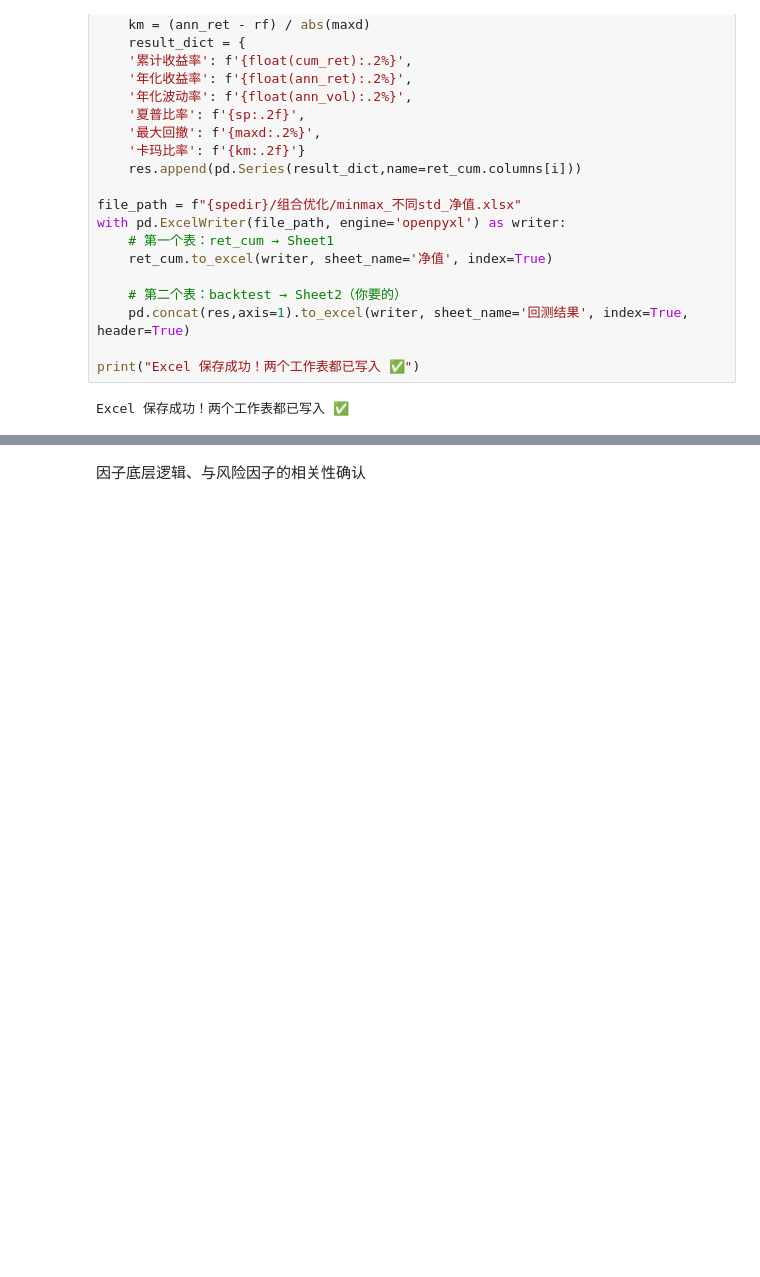
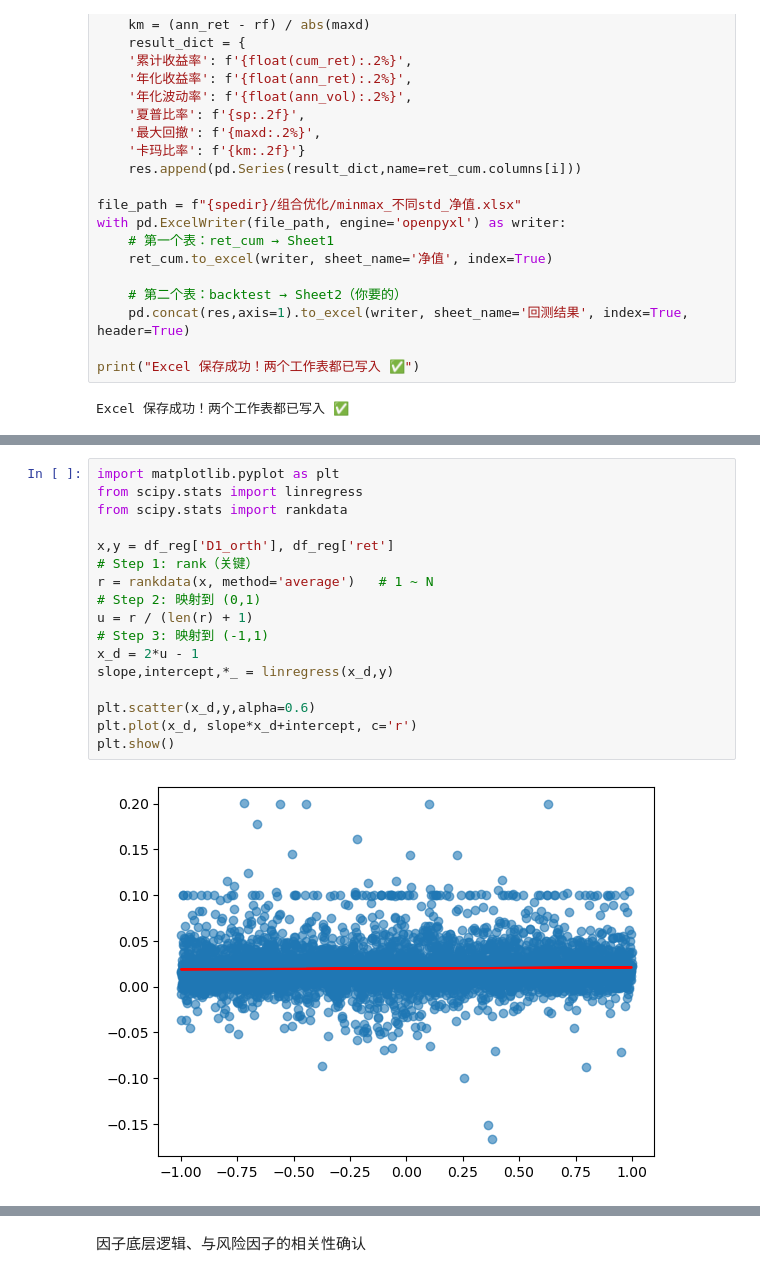
Before and after one commit to LeeSXS23456/REPOSITORY, a Jupyter notebook: portfolio_optimize.ipynb, the cells around one changed output, grey strips where cells are left out. Saved outputs shown, nothing was run; the diff lists cells and outputs as text; blank space fills up the shorter version.

```diff
--- a/portfolio_optimize.ipynb
+++ b/portfolio_optimize.ipynb
@@ -519,0 +574,19 @@ Excel 保存成功！两个工作表都已写入 ✅
+# %%
+import matplotlib.pyplot as plt
+from scipy.stats import linregress
+from scipy.stats import rankdata
+
+x,y = df_reg['D1_orth'], df_reg['ret']
+# Step 1: rank（关键）
+r = rankdata(x, method='average')   # 1 ~ N
+# Step 2: 映射到 (0,1)
+u = r / (len(r) + 1)
+# Step 3: 映射到 (-1,1)
+x_d = 2*u - 1
+slope,intercept,*_ = linregress(x_d,y)
+
+plt.scatter(x_d,y,alpha=0.6)
+plt.plot(x_d, slope*x_d+intercept, c='r')
+plt.show()
+# %% [output]
+[figure, added]
```
Also changed, not shown: parts of 10 cells of this notebook.
